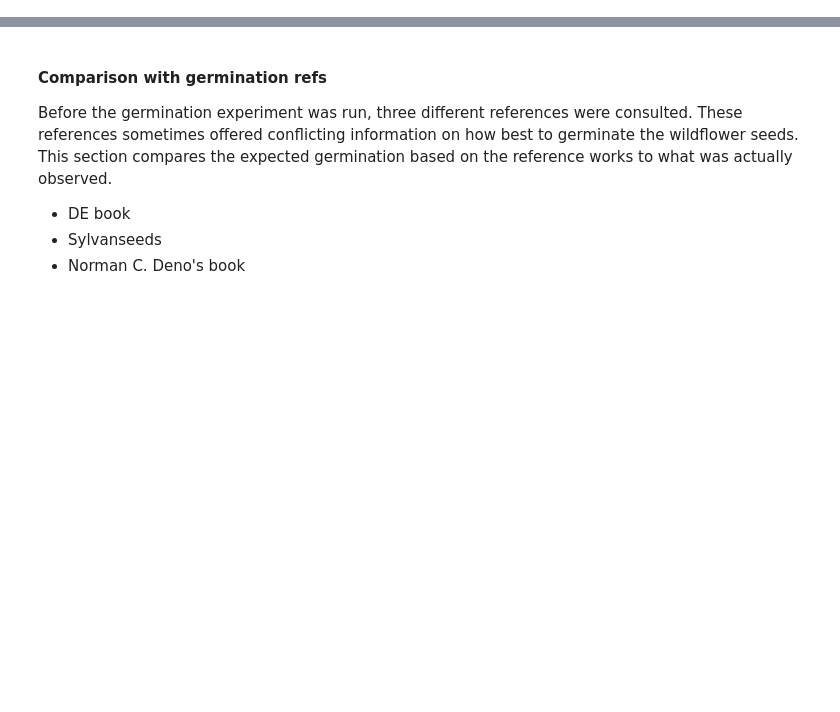
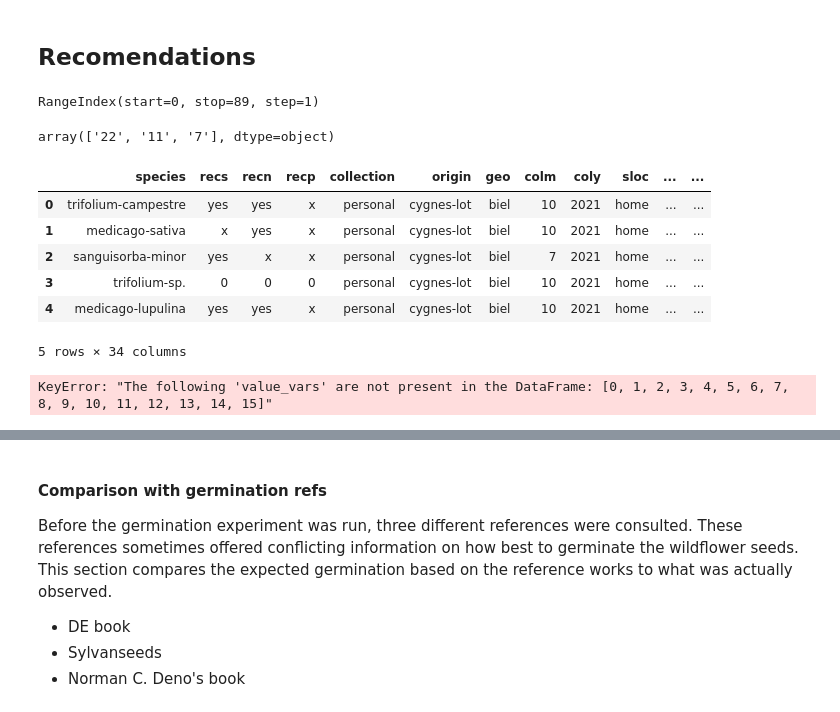
Before and after one commit to thorerismann/flora-buckets, a Jupyter notebook: docs/_sources/germination.ipynb, the cells around one changed output, grey strips where cells are left out. Drawn from its saved outputs; the diff is of its cells as text; code cells hidden in the pictures; blank space fills up the shorter version.

```diff
--- a/docs/_sources/germination.ipynb
+++ b/docs/_sources/germination.ipynb
@@ -60,0 +289,6 @@ The seeds chosen for germination come from my personal collection, gathered in 2
+# %% [markdown]
+## Recomendations
+# %%
+ger.index
+# %% [output]
+RangeIndex(start=0, stop=89, step=1)
@@ -60,0 +300,21 @@ The seeds chosen for germination come from my personal collection, gathered in 2
+# %%
+ctypes = ger.container.unique()
+ptray = ger.loc[ger.container.isin(ctypes[:1])].copy()
+interest = ['area', 'density', '2021-10-10', '2021-10-12', '2021-10-14',
+       '2021-10-16', '2021-10-18', '2021-10-20', '2021-10-22', '2021-10-24',
+       '2021-10-26', '2021-10-28', '2021-10-30', '2021-11-03', '2021-11-10',
+       '2021-11-18', '2021-11-23', '2021-11-28']
+# ptray[["species", *interest]].head()
+
+column_rename = {x:i for i,x in enumerate(interest[2:])}
+
+def drop_dd_na(x):
+    if x in ["dd", "na"]:
+        data = 0
+    else:
+        data=x
+    return data
+
+ptr = ptray.applymap(lambda x: drop_dd_na(x))
+ptr[interest[2:]] = ptr[interest[2:]].astype("int")
+ptr.rename(columns=column_rename, inplace=True)
@@ -60,0 +323,18 @@ The seeds chosen for germination come from my personal collection, gathered in 2
+# %%
+ptr.area.unique()
+# %% [output]
+array(['22', '11', '7'], dtype=object)
+# %%
+ptr.head()
+# %% [output]
+|  | species | recs | recn | recp | collection | origin | geo | colm | coly | sloc | ... | ... |
+| 0 | trifolium-campestre | yes | yes | x | personal | cygnes-lot | biel | 10 | 2021 | home | ... | ... |
+| 1 | medicago-sativa | x | yes | x | personal | cygnes-lot | biel | 10 | 2021 | home | ... | ... |
+| 2 | sanguisorba-minor | yes | x | x | personal | cygnes-lot | biel | 7 | 2021 | home | ... | ... |
+| 3 | trifolium-sp. | 0 | 0 | 0 | personal | cygnes-lot | biel | 10 | 2021 | home | ... | ... |
+| 4 | medicago-lupulina | yes | yes | x | personal | cygnes-lot | biel | 10 | 2021 | home | ... | ... |
+5 rows × 34 columns
+# %%
+q = pd.melt(ptr, value_vars=column_rename.values(), id_vars=["genus", "species"], var_name="week")
+# %% [output]
+KeyError: "The following 'value_vars' are not present in the DataFrame: [0, 1, 2, 3, 4, 5, 6, 7, 8, 9, 10, 11, 12, 13, 14, 15]"
```
Also changed, not shown: parts of 27 cells of this notebook, 48 other files.
